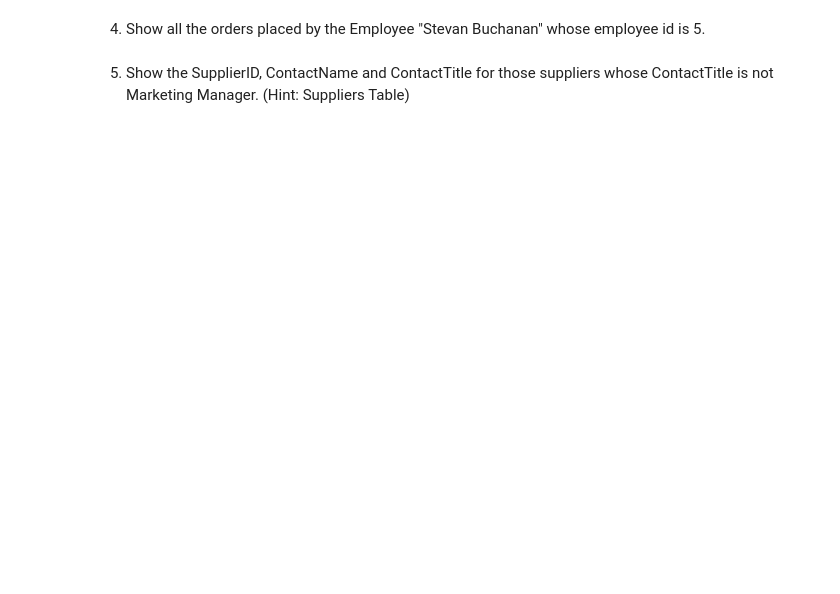
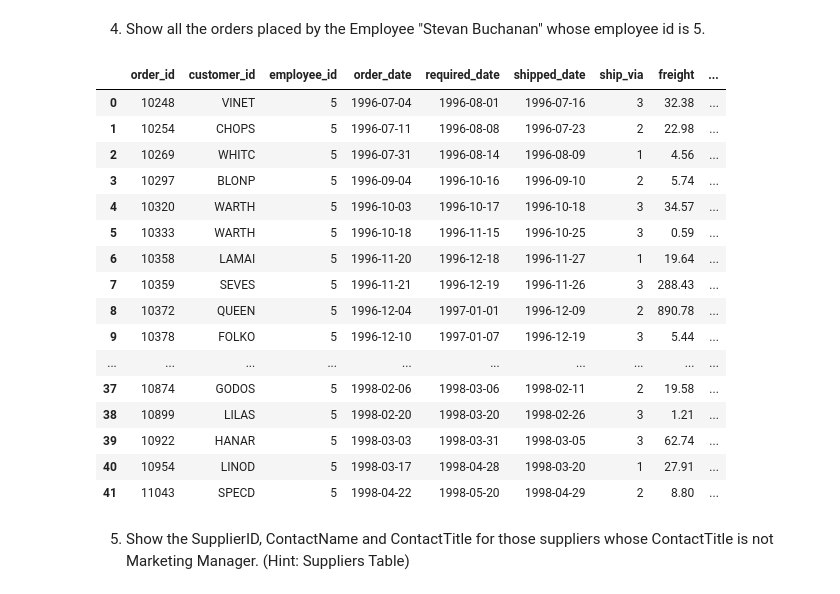
Before and after one commit to kal-nemi/postgresql-database-application, a Jupyter notebook: DatabaseApplication-Assignment-2.ipynb, the cells around one changed output. Saved outputs shown, nothing was run; the diff lists cells and outputs as text; code cells hidden in the pictures; blank space fills up the shorter version.

```diff
--- a/DatabaseApplication-Assignment-2.ipynb
+++ b/DatabaseApplication-Assignment-2.ipynb
@@ -10,5 +15,6 @@ import pandas.io.sql as sqlio
 ### Use NorthWind Database for Q.1 to Q.17
 # %%
 # Set up connection with NorthWind Database
+conn = psycopg2.connect(user="postgres", password="vishal", host="localhost", database="vishal")
 # %% [markdown]
 1. Which shippers do we have?( Hint: We have a table called Shippers. Return all the fields from all the shippers)
@@ -19,4 +72,31 @@ import pandas.io.sql as sqlio
 # %% [markdown]
 4. Show all the orders placed by the Employee "Stevan Buchanan" whose employee id is 5.
+# %%
+query = """
+SELECT *
+FROM orders
+WHERE employee_id = 5;
+"""
+#execute query and save it to a variable
+dataset = sqlio.read_sql_query(query,conn)
+dataset
+# %% [output]
+|  | order_id | customer_id | employee_id | order_date | required_date | shipped_date | ship_via | freight | ... |
+| 0 | 10248 | VINET | 5 | 1996-07-04 | 1996-08-01 | 1996-07-16 | 3 | 32.38 | ... |
+| 1 | 10254 | CHOPS | 5 | 1996-07-11 | 1996-08-08 | 1996-07-23 | 2 | 22.98 | ... |
+| 2 | 10269 | WHITC | 5 | 1996-07-31 | 1996-08-14 | 1996-08-09 | 1 | 4.56 | ... |
+| 3 | 10297 | BLONP | 5 | 1996-09-04 | 1996-10-16 | 1996-09-10 | 2 | 5.74 | ... |
+| 4 | 10320 | WARTH | 5 | 1996-10-03 | 1996-10-17 | 1996-10-18 | 3 | 34.57 | ... |
+| 5 | 10333 | WARTH | 5 | 1996-10-18 | 1996-11-15 | 1996-10-25 | 3 | 0.59 | ... |
+| 6 | 10358 | LAMAI | 5 | 1996-11-20 | 1996-12-18 | 1996-11-27 | 1 | 19.64 | ... |
+| 7 | 10359 | SEVES | 5 | 1996-11-21 | 1996-12-19 | 1996-11-26 | 3 | 288.43 | ... |
+| 8 | 10372 | QUEEN | 5 | 1996-12-04 | 1997-01-01 | 1996-12-09 | 2 | 890.78 | ... |
+| 9 | 10378 | FOLKO | 5 | 1996-12-10 | 1997-01-07 | 1996-12-19 | 3 | 5.44 | ... |
+| ... | ... | ... | ... | ... | ... | ... | ... | ... | ... |
+| 37 | 10874 | GODOS | 5 | 1998-02-06 | 1998-03-06 | 1998-02-11 | 2 | 19.58 | ... |
+| 38 | 10899 | LILAS | 5 | 1998-02-20 | 1998-03-20 | 1998-02-26 | 3 | 1.21 | ... |
+| 39 | 10922 | HANAR | 5 | 1998-03-03 | 1998-03-31 | 1998-03-05 | 3 | 62.74 | ... |
+| 40 | 10954 | LINOD | 5 | 1998-03-17 | 1998-04-28 | 1998-03-20 | 1 | 27.91 | ... |
+| 41 | 11043 | SPECD | 5 | 1998-04-22 | 1998-05-20 | 1998-04-29 | 2 | 8.80 | ... |
 # %% [markdown]
 5. Show the SupplierID, ContactName and ContactTitle for those suppliers whose ContactTitle is not Marketing Manager. (Hint: Suppliers Table)
```
Also changed, not shown: parts of 30 cells of this notebook.
